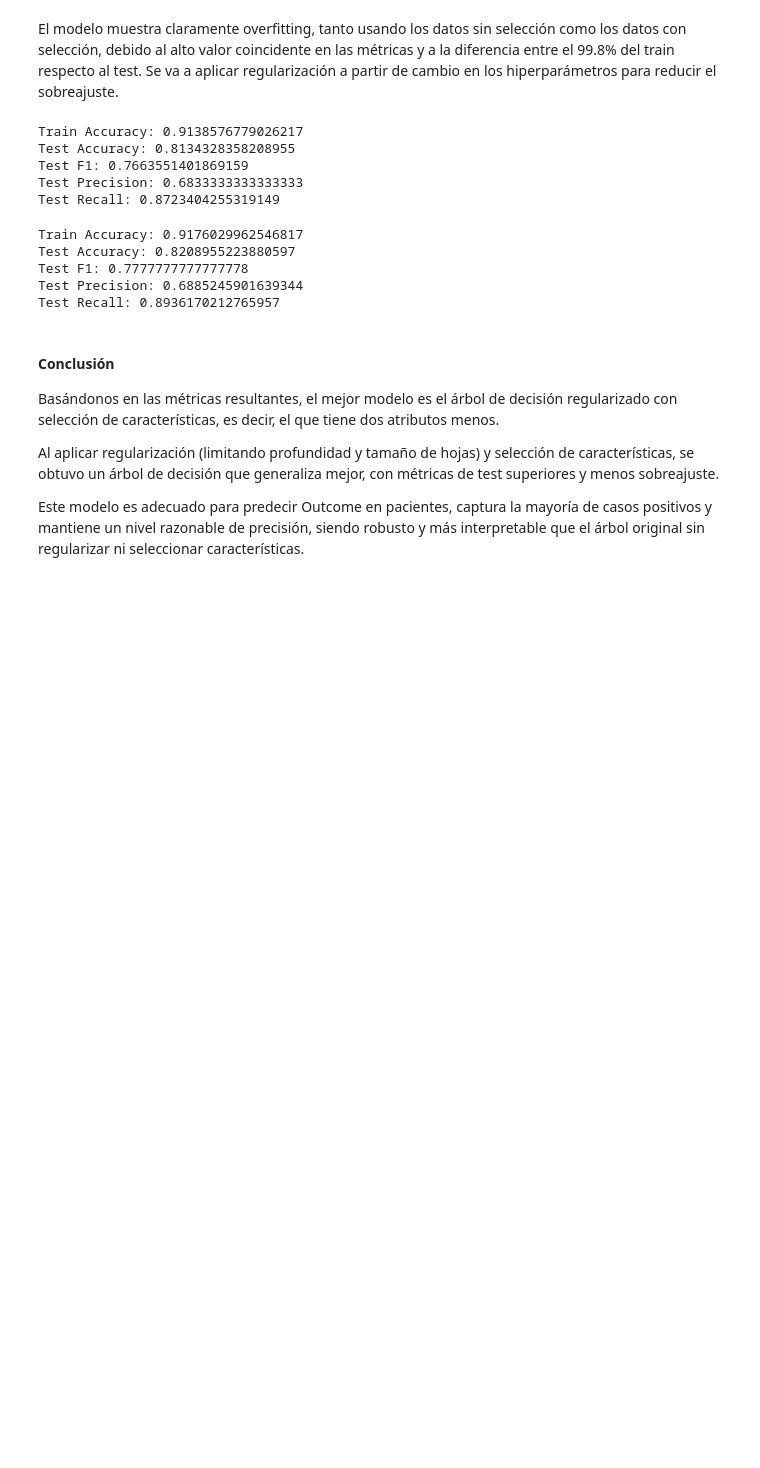
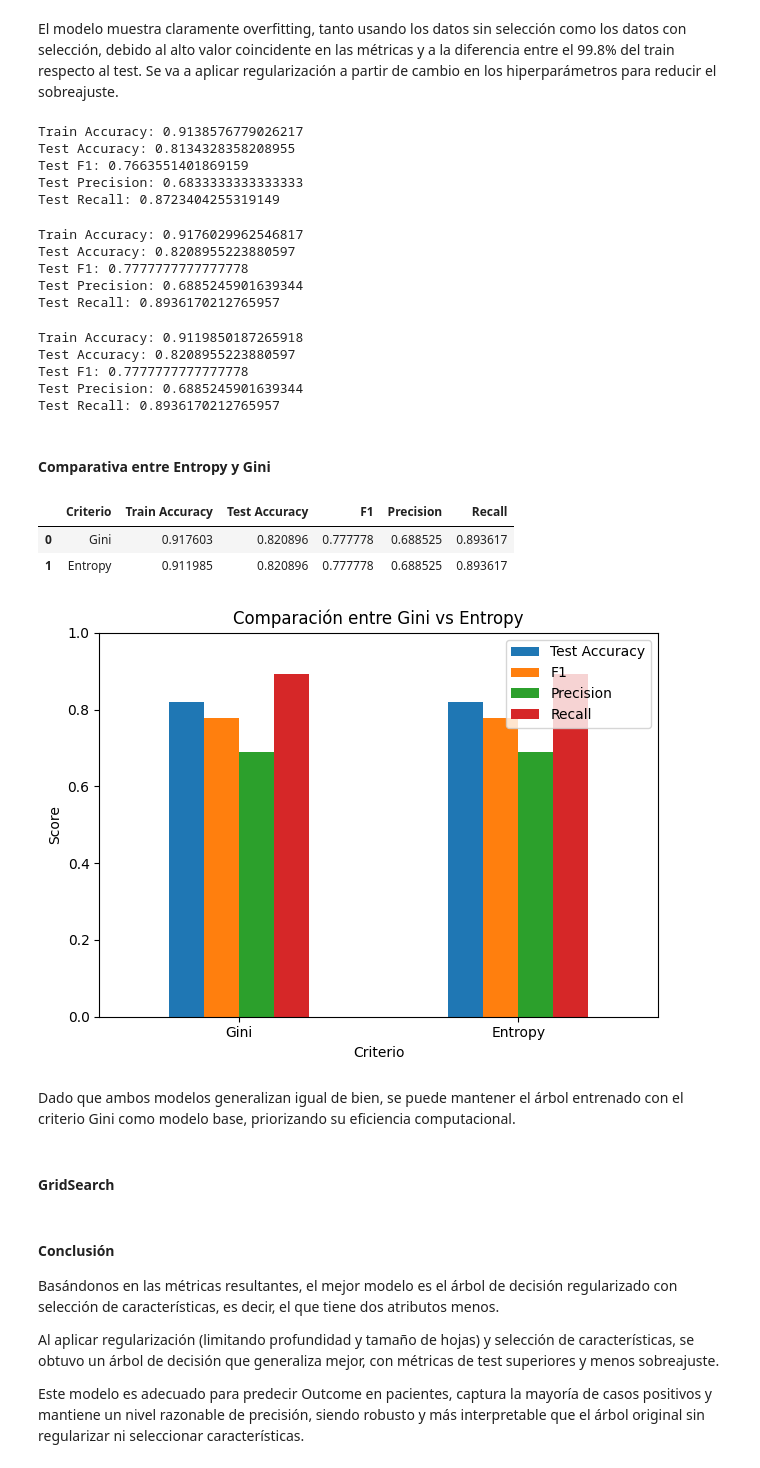
Before and after one commit to 4GeeksAcademy/kiliangil-Prediciendo-la-diabetes, a Jupyter notebook: src/explore.ipynb, the cells around one changed output. Saved outputs shown, nothing was run; the diff lists cells and outputs as text; code cells hidden in the pictures; blank space fills up the shorter version.

```diff
--- a/src/explore.ipynb
+++ b/src/explore.ipynb
@@ -451,6 +453,78 @@ Test Accuracy: 0.8208955223880597
 Test F1: 0.7777777777777778
 Test Precision: 0.6885245901639344
 Test Recall: 0.8936170212765957
+# %%
+#Comparar pureza de nodos - entropy
+tree_model_selected_entropy = DecisionTreeClassifier(
+    criterion= 'entropy',
+    max_depth=4,          # limita la profundidad
+    min_samples_split=10, # cada nodo debe tener al menos 10 muestras para dividir
+    min_samples_leaf=5,   # cada hoja al menos 5 muestras
+    random_state=42
+)
+
+tree_model_selected_entropy.fit(X_train_selected, y_train)
+
+y_train_pred_entropy = tree_model_selected_entropy.predict(X_train_selected)
+y_test_pred_entropy = tree_model_selected_entropy.predict(X_test_selected)
+
+print("Train Accuracy:", accuracy_score(y_train, y_train_pred_entropy))
+print("Test Accuracy:", accuracy_score(y_test, y_test_pred_entropy))
+print("Test F1:", f1_score(y_test, y_test_pred_entropy))
+print("Test Precision:", precision_score(y_test, y_test_pred_entropy))
+print("Test Recall:", recall_score(y_test, y_test_pred_entropy))
+# %% [output]
+Train Accuracy: 0.9119850187265918
+Test Accuracy: 0.8208955223880597
+Test F1: 0.7777777777777778
+Test Precision: 0.6885245901639344
+Test Recall: 0.8936170212765957
+# %% [markdown]
+#### Comparativa entre Entropy y Gini
+# %%
+#Tabla de resultados
+resultados = pd.DataFrame({
+    'Criterio': ['Gini', 'Entropy'],
+    'Train Accuracy': [
+        accuracy_score(y_train, y_train_pred_gini),
+        accuracy_score(y_train, y_train_pred_entropy)
+    ],
+    'Test Accuracy': [
+        accuracy_score(y_test, y_test_pred_gini),
+        accuracy_score(y_test, y_test_pred_entropy)
+    ],
+    'F1': [
+        f1_score(y_test, y_test_pred_gini),
+        f1_score(y_test, y_test_pred_entropy)
+    ],
+    'Precision': [
+        precision_score(y_test, y_test_pred_gini),
+        precision_score(y_test, y_test_pred_entropy)
+    ],
+    'Recall': [
+        recall_score(y_test, y_test_pred_gini),
+        recall_score(y_test, y_test_pred_entropy)
+    ]
+})
+display(resultados)
+
+#Gráfico comparativo
+resultados.set_index("Criterio")[["Test Accuracy", "F1", "Precision", "Recall"]].plot(kind="bar")
+plt.title("Comparación entre Gini vs Entropy")
+plt.ylabel("Score")
+plt.ylim(0, 1)
+plt.xticks(rotation=0)
+plt.tight_layout()
+plt.show()
+# %% [output]
+|  | Criterio | Train Accuracy | Test Accuracy | F1 | Precision | Recall |
+| 0 | Gini | 0.917603 | 0.820896 | 0.777778 | 0.688525 | 0.893617 |
+| 1 | Entropy | 0.911985 | 0.820896 | 0.777778 | 0.688525 | 0.893617 |
+[figure, added]
+# %% [markdown]
+Dado que ambos modelos generalizan igual de bien, se puede mantener el árbol entrenado con el criterio Gini como modelo base, priorizando su eficiencia computacional.
+# %% [markdown]
+#### GridSearch
 # %% [markdown]
 #### Conclusión
 Basándonos en las métricas resultantes, el mejor modelo es el árbol de decisión regularizado con selección de características, es decir, el que tiene dos atributos menos.
```
Also changed, not shown: parts of 14 cells of this notebook, 5 other files.
